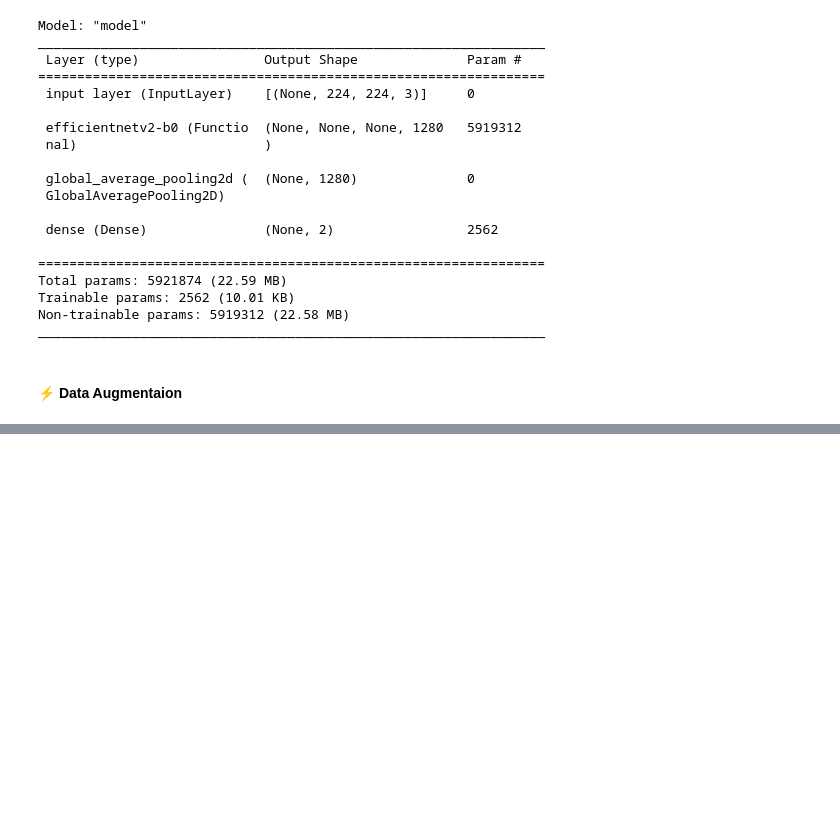
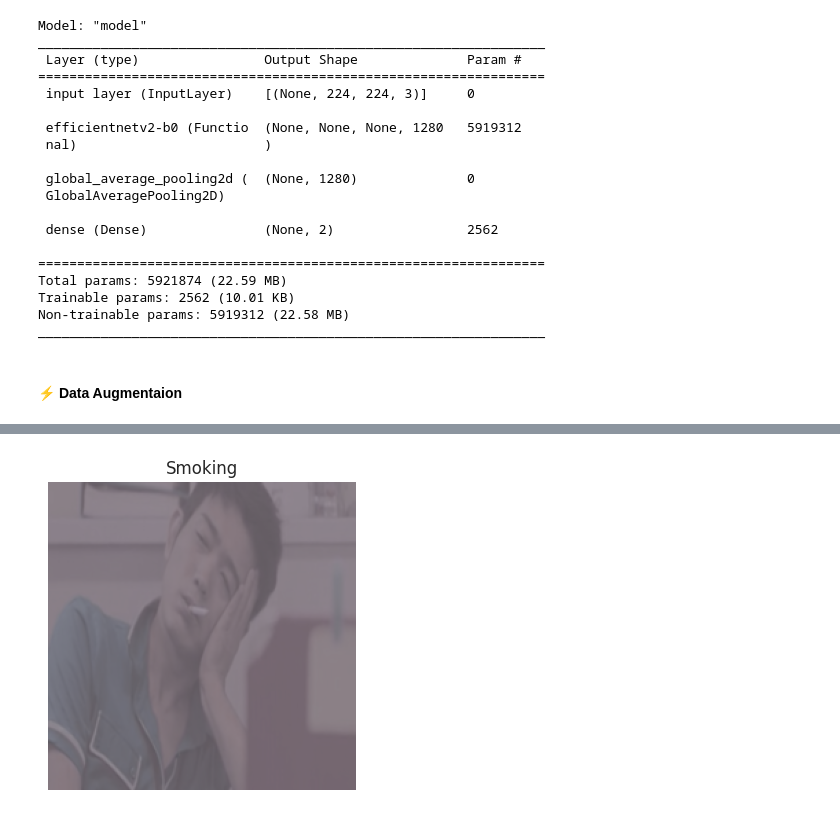
Before and after one commit to dibkb/tensorflow-udemy, a Jupyter notebook: dk-smoke-detection.ipynb, the cells around one changed output, grey strips where cells are left out. Cells and saved outputs as stored; diff of their text form; code cells hidden in the pictures; blank space fills up the shorter version.

```diff
--- a/dk-smoke-detection.ipynb
+++ b/dk-smoke-detection.ipynb
@@ -246,0 +249,4 @@ train_data_aug_20
+# %%
+plotRandom(train_data_aug_20)
+# %% [output]
+[figure, added]
```
Also changed, not shown: parts of 10 cells of this notebook.
